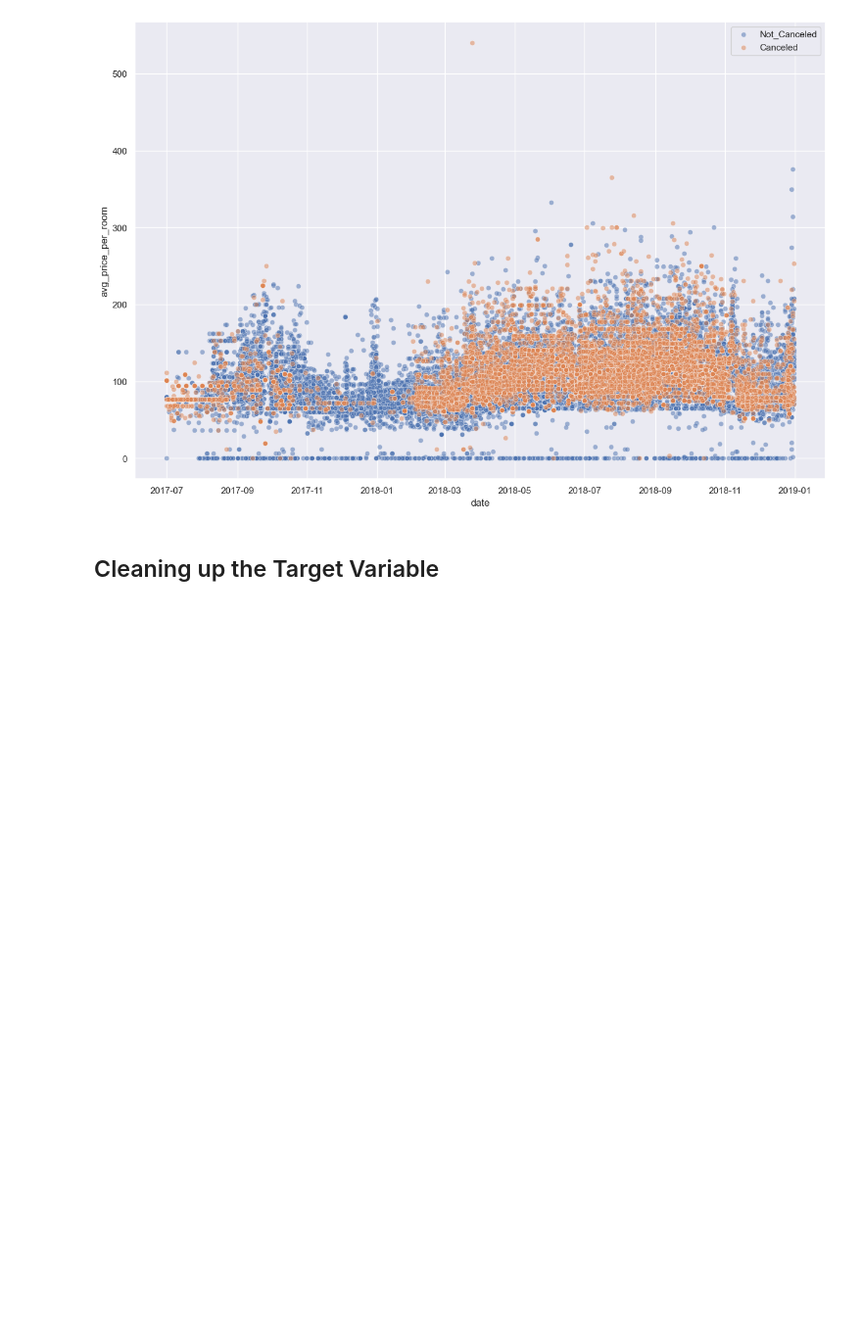
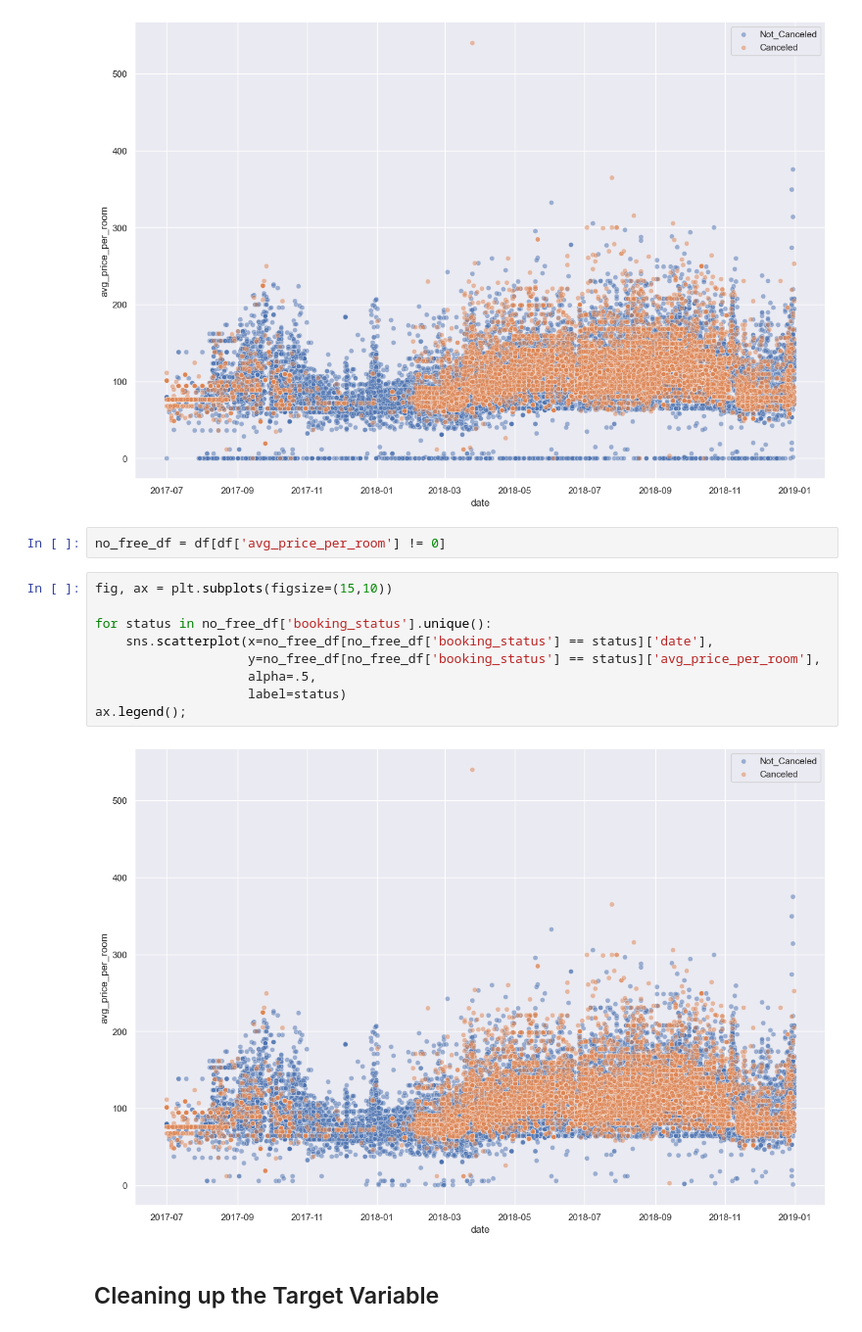
Before and after one commit to mduncan23/Hotel_Cancellation_Predictor, a Jupyter notebook: Hotel_Cancellation_Notebook-Keras.ipynb, the cells around one changed output. Shown at 98% size. Drawn from its saved outputs; the diff is of its cells as text; blank space fills up the shorter version.

```diff
--- a/Hotel_Cancellation_Notebook-Keras.ipynb
+++ b/Hotel_Cancellation_Notebook-Keras.ipynb
@@ -654,6 +658,19 @@ for status in df['booking_status'].unique():
 ax.legend();
 # %% [output]
 [figure]
+# %%
+no_free_df = df[df['avg_price_per_room'] != 0]
+# %%
+fig, ax = plt.subplots(figsize=(15,10))
+
+for status in no_free_df['booking_status'].unique():
+    sns.scatterplot(x=no_free_df[no_free_df['booking_status'] == status]['date'],
+                    y=no_free_df[no_free_df['booking_status'] == status]['avg_price_per_room'],
+                    alpha=.5,
+                    label=status)
+ax.legend();
+# %% [output]
+[figure, added]
 # %% [markdown]
 ## Cleaning up the Target Variable
 # %%
```
Also changed, not shown: parts of 2 cells of this notebook.
